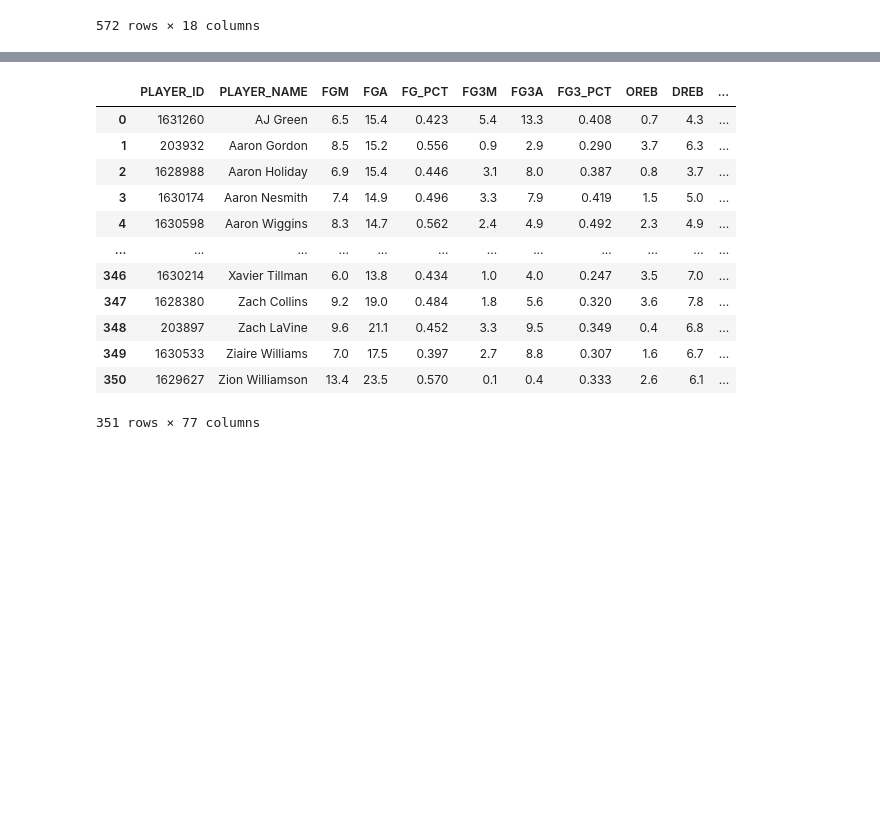
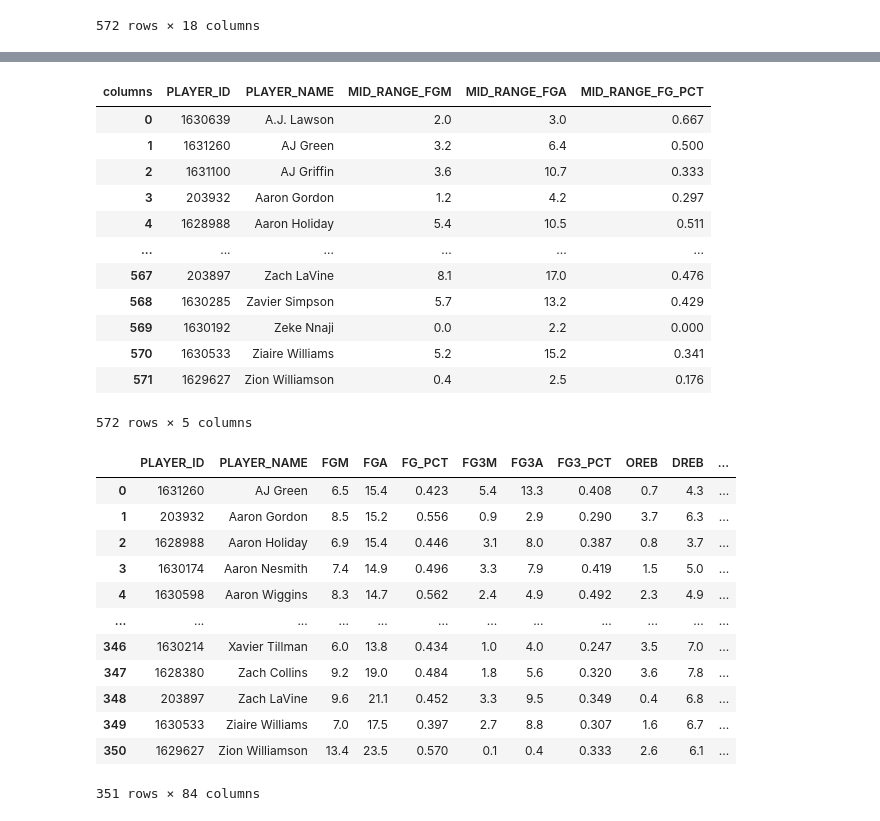
Before and after one commit to rqian239/NBA-Playstyle-Profiler, a Jupyter notebook: notebooks/data_scraping/get_player_data.ipynb, the cells around one changed output, grey strips where cells are left out. Drawn from its saved outputs; the diff is of its cells as text; code cells hidden in the pictures; blank space fills up the shorter version.

```diff
--- a/notebooks/data_scraping/get_player_data.ipynb
+++ b/notebooks/data_scraping/get_player_data.ipynb
@@ -745,3 +797,43 @@ clutch_player_stats_filtered_df
+# %%
+# Mid range shooting stats
+from nba_api.stats.endpoints import leaguedashplayershotlocations
+
+shot_location_player_stats = leaguedashplayershotlocations.LeagueDashPlayerShotLocations(
+    season='2023-24',
+    season_type_all_star='Regular Season',
+    per_mode_detailed='Per100Possessions',
+)
+
+shot_location_player_stats_df = shot_location_player_stats.get_data_frames()[0]
+mid_range_player_stats_df = shot_location_player_stats_df.loc[:, 'Mid-Range']
+# shot_location_player_stats_df.columns
+
+mid_range_player_stats_df = mid_range_player_stats_df.copy()
+mid_range_player_stats_df.rename(columns={'FGM': 'MID_RANGE_' + 'FGM'}, inplace=True)
+mid_range_player_stats_df.rename(columns={'FGA': 'MID_RANGE_' + 'FGA'}, inplace=True)
+mid_range_player_stats_df.rename(columns={'FG_PCT': 'MID_RANGE_' + 'FG_PCT'}, inplace=True)
+# mid_range_player_stats_df
+
+shot_location_players_ids_df = shot_location_player_stats_df.loc[:, [('', 'PLAYER_ID'), ('', 'PLAYER_NAME')]]
+shot_location_players_ids_df.columns = shot_location_players_ids_df.columns.droplevel(0)
+# shot_location_players_ids_df
+
+final_mid_range_df = pd.concat([shot_location_players_ids_df, mid_range_player_stats_df], axis=1)
+final_mid_range_df
+# %% [output]
+| columns | PLAYER_ID | PLAYER_NAME | MID_RANGE_FGM | MID_RANGE_FGA | MID_RANGE_FG_PCT |
+| 0 | 1630639 | A.J. Lawson | 2.0 | 3.0 | 0.667 |
+| 1 | 1631260 | AJ Green | 3.2 | 6.4 | 0.500 |
+| 2 | 1631100 | AJ Griffin | 3.6 | 10.7 | 0.333 |
+| 3 | 203932 | Aaron Gordon | 1.2 | 4.2 | 0.297 |
+| 4 | 1628988 | Aaron Holiday | 5.4 | 10.5 | 0.511 |
+| ... | ... | ... | ... | ... | ... |
+| 567 | 203897 | Zach LaVine | 8.1 | 17.0 | 0.476 |
+| 568 | 1630285 | Zavier Simpson | 5.7 | 13.2 | 0.429 |
+| 569 | 1630192 | Zeke Nnaji | 0.0 | 2.2 | 0.000 |
+| 570 | 1630533 | Ziaire Williams | 5.2 | 15.2 | 0.341 |
+| 571 | 1629627 | Zion Williamson | 0.4 | 2.5 | 0.176 |
+572 rows × 5 columns
 # %%
 # Join all the dataframes into one
 # clutch_player_stats_filtered_df
@@ -756,8 +848,12 @@ merge_df = pd.merge(merge_df, catch_and_shoot_player_stats_filtered_df, on=playe
 merge_df = pd.merge(merge_df, drives_player_stats_filtered_df, on=player_columns, how='inner')
 merge_df = pd.merge(merge_df, pull_up_shot_player_stats_filtered_df, on=player_columns, how='inner')
 merge_df = pd.merge(merge_df, post_touch_player_stats_filtered_df, on=player_columns, how='inner')
+merge_df = pd.merge(merge_df, passing_player_stats_filtered_df, on=player_columns, how='inner')
+merge_df = pd.merge(merge_df, possessions_player_stats_filtered_df, on=player_columns, how='inner')
+merge_df = pd.merge(merge_df, final_mid_range_df, on=player_columns, how='inner')
 final_df = pd.merge(merge_df, clutch_player_stats_filtered_df, on=player_columns, how='inner')
 
+
 final_df
 # %% [output]
 |  | PLAYER_ID | PLAYER_NAME | FGM | FGA | FG_PCT | FG3M | FG3A | FG3_PCT | OREB | DREB | ... |
@@ -772,7 +868,7 @@ final_df
 | 348 | 203897 | Zach LaVine | 9.6 | 21.1 | 0.452 | 3.3 | 9.5 | 0.349 | 0.4 | 6.8 | ... |
 | 349 | 1630533 | Ziaire Williams | 7.0 | 17.5 | 0.397 | 2.7 | 8.8 | 0.307 | 1.6 | 6.7 | ... |
 | 350 | 1629627 | Zion Williamson | 13.4 | 23.5 | 0.570 | 0.1 | 0.4 | 0.333 | 2.6 | 6.1 | ... |
-351 rows × 77 columns
+351 rows × 84 columns
 # %%
 # Write final dataframe into a csv
 path_to_csv = '../../data/processed'
```
Also changed, not shown: parts of 6 cells of this notebook.
